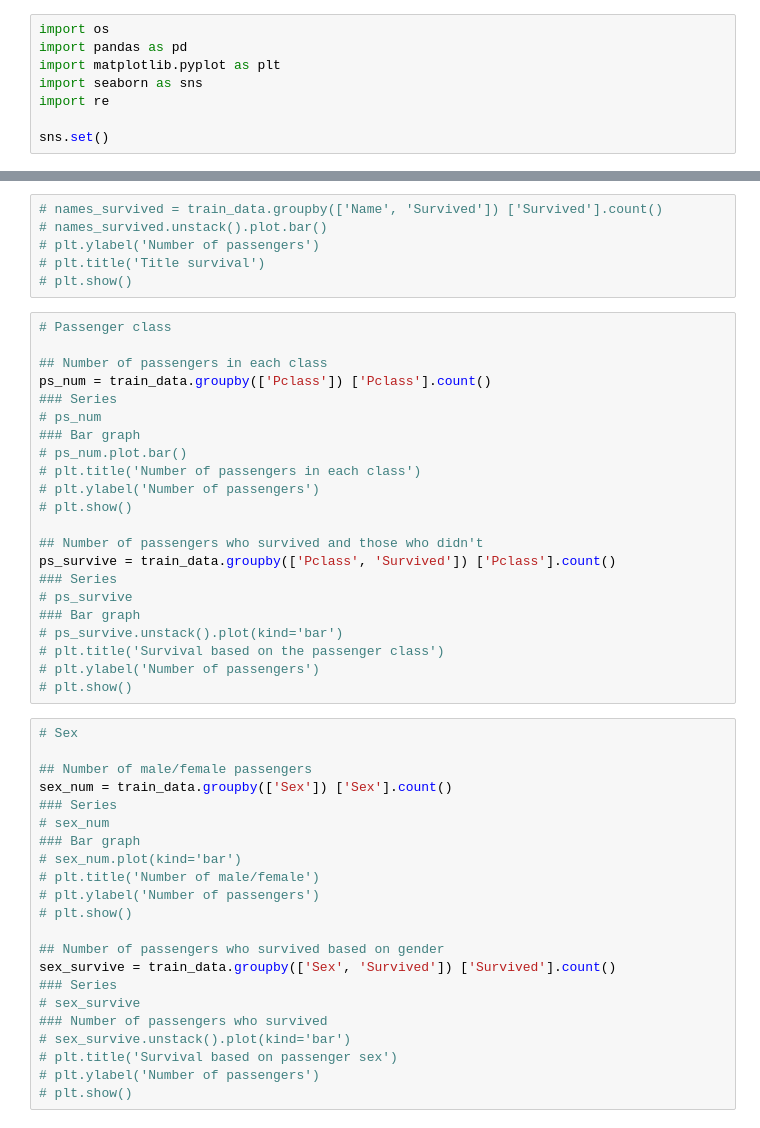
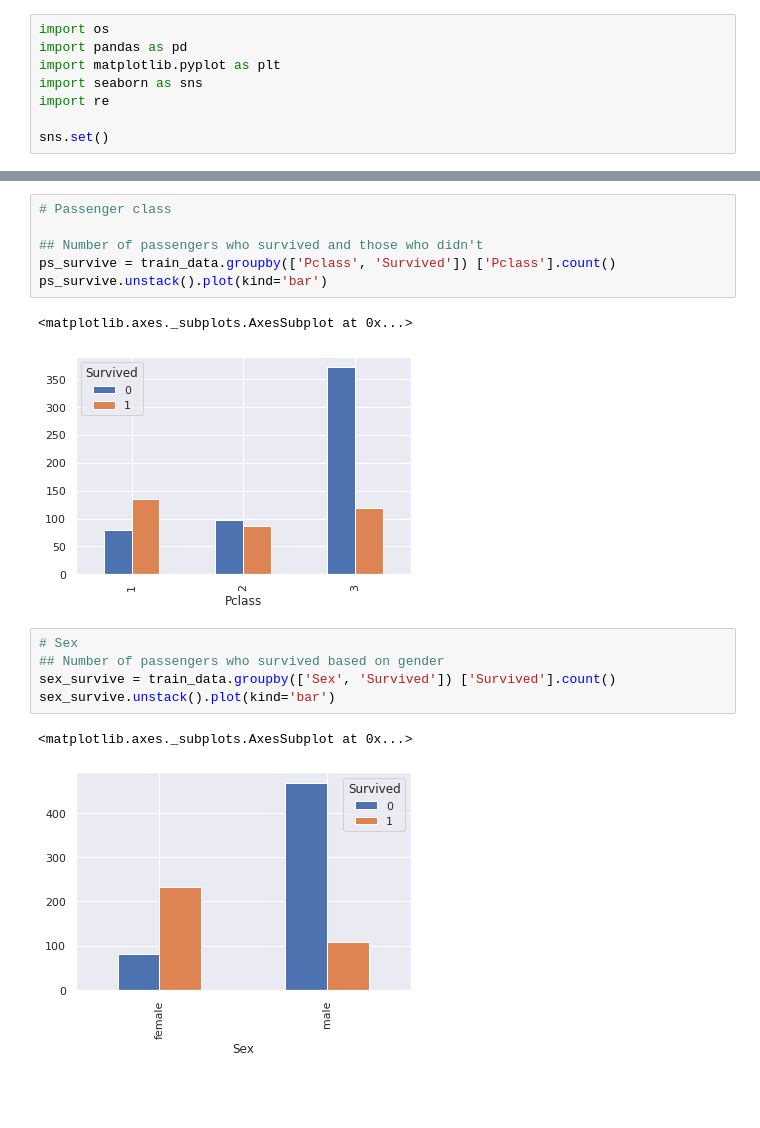
Before and after one commit to silasjimmy/Titanic-Project, a Jupyter notebook: Data Analysis.ipynb, the cells around one changed output, grey strips where cells are left out. Drawn from its saved outputs; the diff is of its cells as text; blank space fills up the shorter version.

```diff
--- a/Data Analysis.ipynb
+++ b/Data Analysis.ipynb
@@ -97,53 +89,20 @@ train_data['Name'] = train_data['Name'].apply(title)
-# %%
-# names_survived = train_data.groupby(['Name', 'Survived']) ['Survived'].count()
-# names_survived.unstack().plot.bar()
-# plt.ylabel('Number of passengers')
-# plt.title('Title survival')
-# plt.show()
 # %%
 # Passenger class
 
-## Number of passengers in each class
-ps_num = train_data.groupby(['Pclass']) ['Pclass'].count()
-### Series
-# ps_num
-### Bar graph
-# ps_num.plot.bar()
-# plt.title('Number of passengers in each class')
-# plt.ylabel('Number of passengers')
-# plt.show()
-
 ## Number of passengers who survived and those who didn't
 ps_survive = train_data.groupby(['Pclass', 'Survived']) ['Pclass'].count()
-### Series
-# ps_survive
-### Bar graph
-# ps_survive.unstack().plot(kind='bar')
-# plt.title('Survival based on the passenger class')
-# plt.ylabel('Number of passengers')
-# plt.show()
+ps_survive.unstack().plot(kind='bar')
+# %% [output]
+<matplotlib.axes._subplots.AxesSubplot at 0x...>
+[figure, added]
 # %%
 # Sex
-
-## Number of male/female passengers
-sex_num = train_data.groupby(['Sex']) ['Sex'].count()
-### Series
-# sex_num
-### Bar graph
-# sex_num.plot(kind='bar')
-# plt.title('Number of male/female')
-# plt.ylabel('Number of passengers')
-# plt.show()
-
 ## Number of passengers who survived based on gender
 sex_survive = train_data.groupby(['Sex', 'Survived']) ['Survived'].count()
-### Series
-# sex_survive
-### Number of passengers who survived
-# sex_survive.unstack().plot(kind='bar')
-# plt.title('Survival based on passenger sex')
-# plt.ylabel('Number of passengers')
-# plt.show()
+sex_survive.unstack().plot(kind='bar')
+# %% [output]
+<matplotlib.axes._subplots.AxesSubplot at 0x...>
+[figure, added]
 # %%
 # Age
 # Replace NaN value with the mode
```
Also changed, not shown: parts of 12 cells of this notebook.
